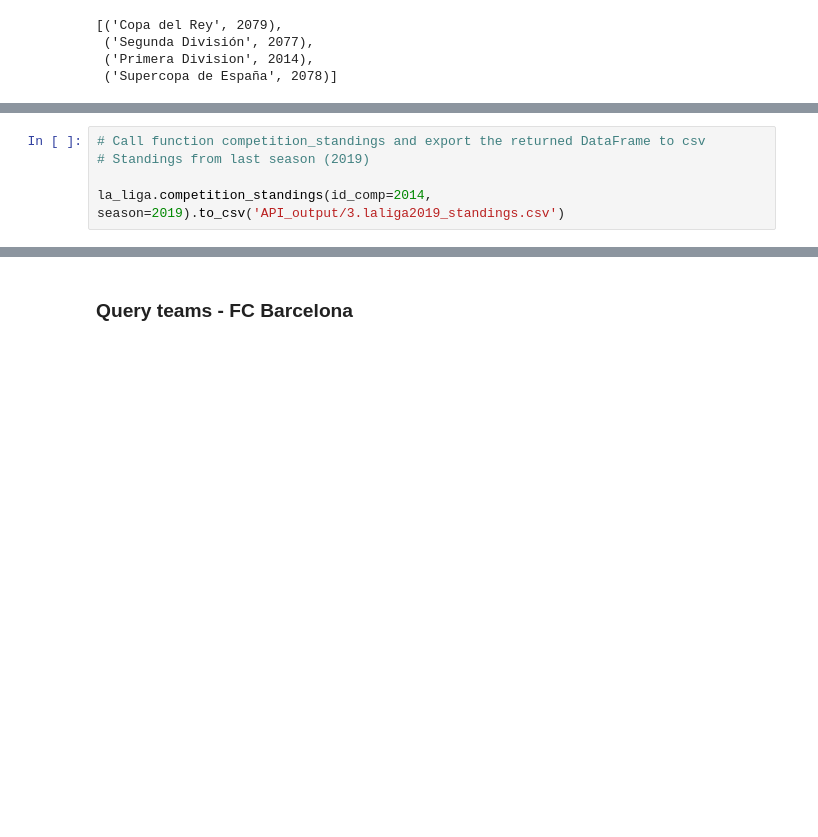
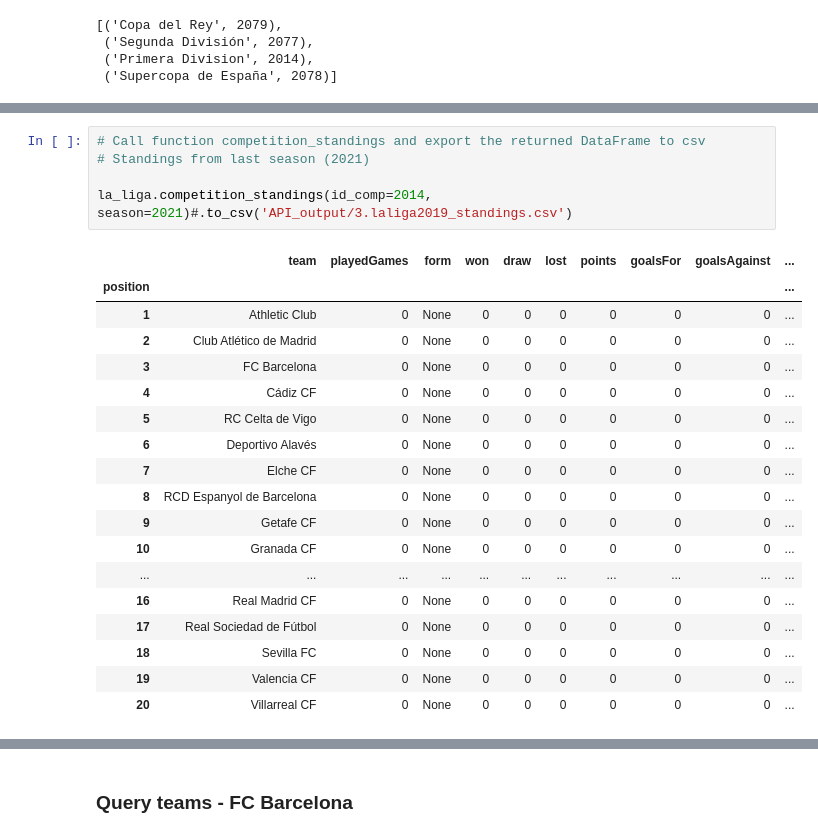
Before and after one commit to ta-datapt-bcn/project-web, a Jupyter notebook: project3_projectweb.ipynb, the cells around one changed output, grey strips where cells are left out. Saved outputs shown, nothing was run; the diff lists cells and outputs as text; blank space fills up the shorter version.

```diff
--- a/project3_projectweb.ipynb
+++ b/project3_projectweb.ipynb
@@ -159,8 +189,27 @@ la_liga.competition_nextmatch(id_comp=2014).to_csv('API_output/2.laliga2020_next
 # %%
 # Call function competition_standings and export the returned DataFrame to csv
-# Standings from last season (2019)
+# Standings from last season (2021)
 
-la_liga.competition_standings(id_comp=2014, season=2019).to_csv('API_output/3.laliga2019_standings.csv')
+la_liga.competition_standings(id_comp=2014, season=2021)#.to_csv('API_output/3.laliga2019_standings.csv')
+# %% [output]
+|  | team | playedGames | form | won | draw | lost | points | goalsFor | goalsAgainst | ... |
+| position |  |  |  |  |  |  |  |  |  | ... |
+| 1 | Athletic Club | 0 | None | 0 | 0 | 0 | 0 | 0 | 0 | ... |
+| 2 | Club Atlético de Madrid | 0 | None | 0 | 0 | 0 | 0 | 0 | 0 | ... |
+| 3 | FC Barcelona | 0 | None | 0 | 0 | 0 | 0 | 0 | 0 | ... |
+| 4 | Cádiz CF | 0 | None | 0 | 0 | 0 | 0 | 0 | 0 | ... |
+| 5 | RC Celta de Vigo | 0 | None | 0 | 0 | 0 | 0 | 0 | 0 | ... |
+| 6 | Deportivo Alavés | 0 | None | 0 | 0 | 0 | 0 | 0 | 0 | ... |
+| 7 | Elche CF | 0 | None | 0 | 0 | 0 | 0 | 0 | 0 | ... |
+| 8 | RCD Espanyol de Barcelona | 0 | None | 0 | 0 | 0 | 0 | 0 | 0 | ... |
+| 9 | Getafe CF | 0 | None | 0 | 0 | 0 | 0 | 0 | 0 | ... |
+| 10 | Granada CF | 0 | None | 0 | 0 | 0 | 0 | 0 | 0 | ... |
+| ... | ... | ... | ... | ... | ... | ... | ... | ... | ... | ... |
+| 16 | Real Madrid CF | 0 | None | 0 | 0 | 0 | 0 | 0 | 0 | ... |
+| 17 | Real Sociedad de Fútbol | 0 | None | 0 | 0 | 0 | 0 | 0 | 0 | ... |
+| 18 | Sevilla FC | 0 | None | 0 | 0 | 0 | 0 | 0 | 0 | ... |
+| 19 | Valencia CF | 0 | None | 0 | 0 | 0 | 0 | 0 | 0 | ... |
+| 20 | Villarreal CF | 0 | None | 0 | 0 | 0 | 0 | 0 | 0 | ... |
 # %%
 # Call function competition_scorers and export the returned DataFrame to csv
 # Top10 scorers from two seasons ago (2018)
```
Also changed, not shown: parts of 13 cells of this notebook, 1 other file.
